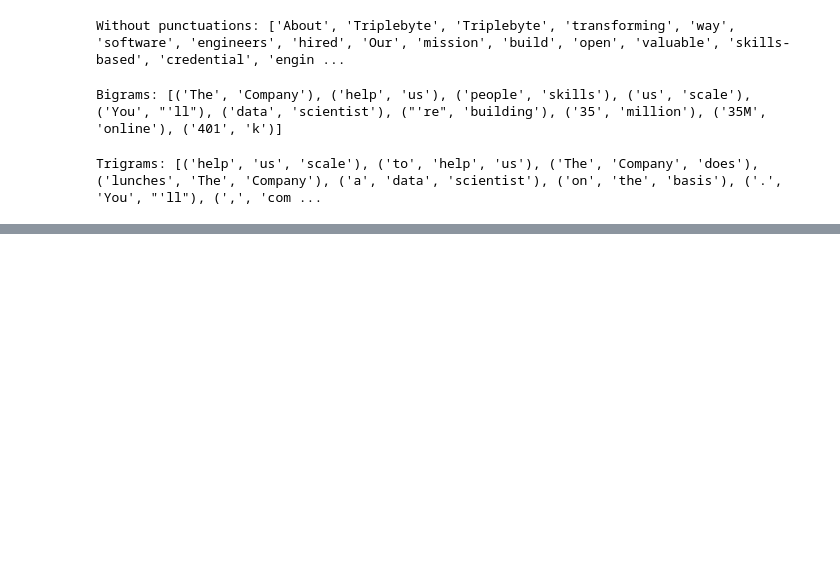
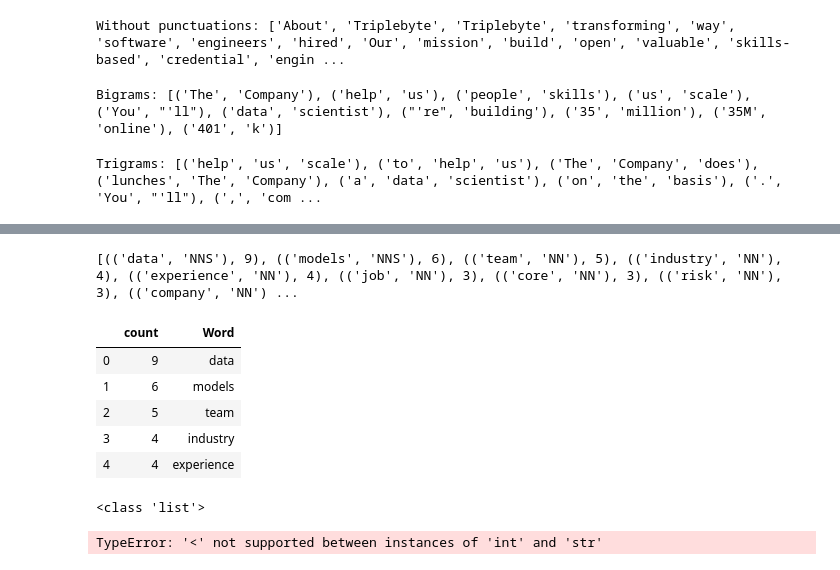
Before and after one commit to Galdina/OneDayProjects, a Jupyter notebook: JobParser/JobParser.ipynb, the cells around one changed output, grey strips where cells are left out. Saved outputs shown, nothing was run; the diff lists cells and outputs as text; code cells hidden in the pictures; blank space fills up the shorter version.

```diff
--- a/JobParser/JobParser.ipynb
+++ b/JobParser/JobParser.ipynb
@@ -139,0 +235,34 @@ Trigrams: [('help', 'us', 'scale'), ('to', 'help', 'us'), ('The', 'Company', 'do
+# %%
+fdist_pos = nltk.FreqDist(filtered_pos)
+top_100_words = fdist_pos.most_common(100)
+print(top_100_words)
+# %% [output]
+[(('data', 'NNS'), 9), (('models', 'NNS'), 6), (('team', 'NN'), 5), (('industry', 'NN'), 4), (('experience', 'NN'), 4), (('job', 'NN'), 3), (('core', 'NN'), 3), (('risk', 'NN'), 3), (('company', 'NN') ...
+# %%
+top_words_df = pd.DataFrame(top_100_words, columns = ('pos','count'))
+top_words_df['Word'] = top_words_df['pos'].apply(lambda x: x[0]) # split the tuple of POS
+top_words_df = top_words_df.drop('pos', 1) # drop the previous column
+
+top_words_df.head()
+# %% [output]
+|  | count | Word |
+| 0 | 9 | data |
+| 1 | 6 | models |
+| 2 | 5 | team |
+| 3 | 4 | industry |
+| 4 | 4 | experience |
+# %%
+from wordcloud import WordCloud
+import matplotlib.pyplot as plt
+subset_pos = top_words_df[['Word', 'count']]
+tuples_pos = [tuple(x) for x in subset_pos.values]
+wordcloud = WordCloud()
+print(type(tuples_pos))
+#wordcloud.generate_from_frequencies(tuples_pos)
+wordcloud.fit_words(tuples_pos)
+#plt.figure(figsize=(20,15))
+#plt.imshow(wordcloud, interpolation="bilinear")
+#plt.show()
+# %% [output]
+<class 'list'>
+TypeError: '<' not supported between instances of 'int' and 'str'
```
Also changed, not shown: parts of 11 cells of this notebook, 1 other file.
